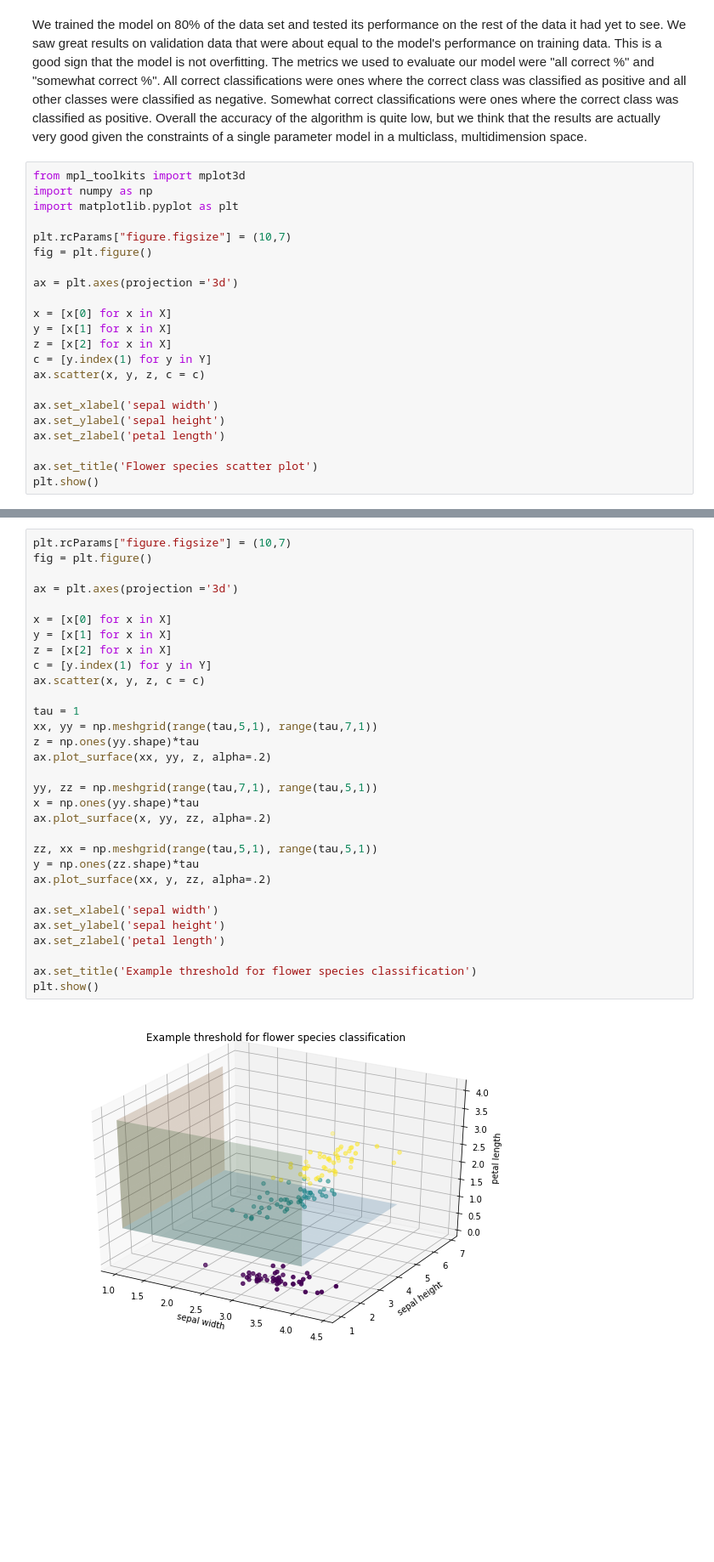
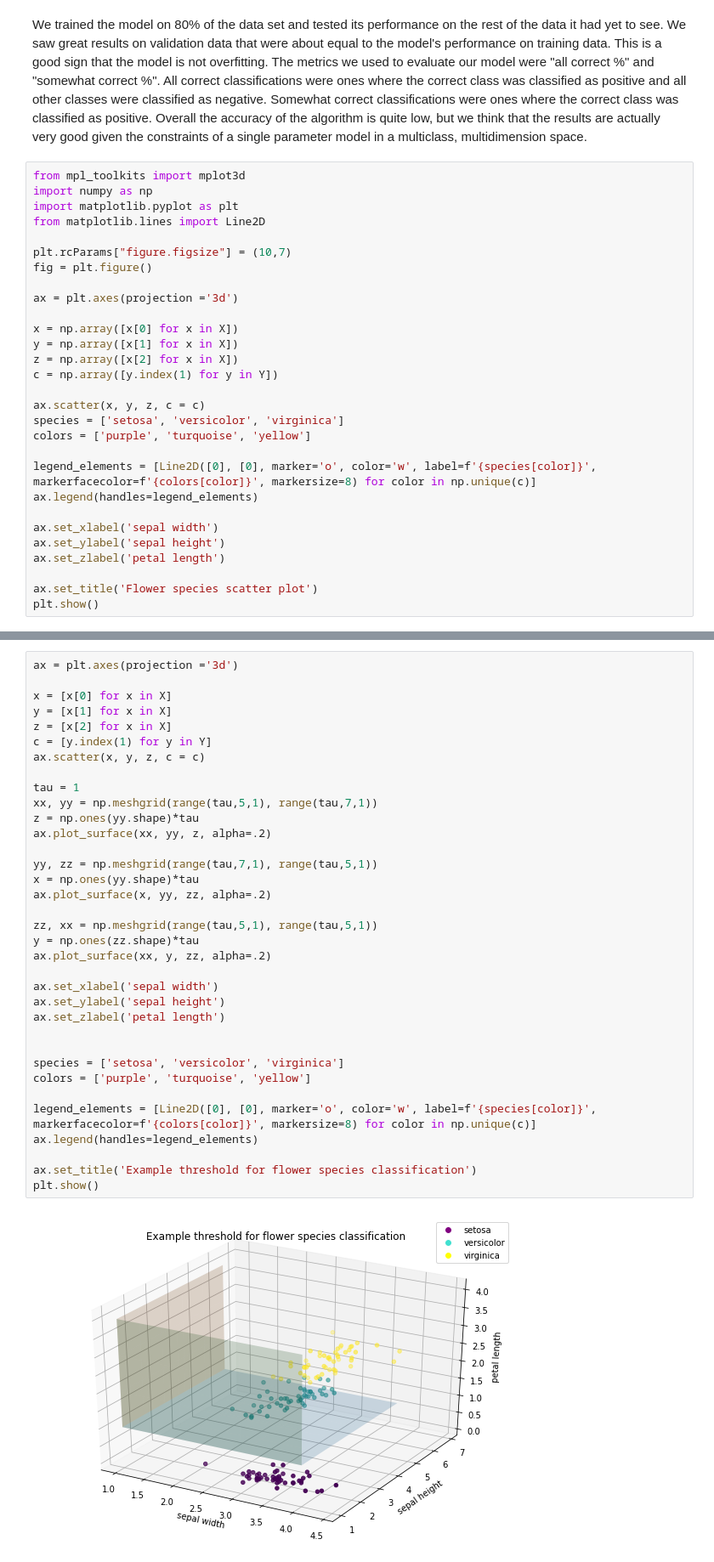
Before and after one commit to natekimball/algo-econ-final-project, a Jupyter notebook: thresholds.ipynb, the cells around one changed output, grey strips where cells are left out. Shown at 85% size. Saved outputs shown, nothing was run; the diff lists cells and outputs as text; blank space fills up the shorter version.

```diff
--- a/thresholds.ipynb
+++ b/thresholds.ipynb
@@ -132,17 +123,24 @@ We trained the model on 80% of the data set and tested its performance on the re
 from mpl_toolkits import mplot3d
 import numpy as np
 import matplotlib.pyplot as plt
+from matplotlib.lines import Line2D
 
 plt.rcParams["figure.figsize"] = (10,7)
 fig = plt.figure()
 
 ax = plt.axes(projection ='3d')
 
-x = [x[0] for x in X]
-y = [x[1] for x in X]
-z = [x[2] for x in X]
-c = [y.index(1) for y in Y]
+x = np.array([x[0] for x in X])
+y = np.array([x[1] for x in X])
+z = np.array([x[2] for x in X])
+c = np.array([y.index(1) for y in Y])
+
 ax.scatter(x, y, z, c = c)
+species = ['setosa', 'versicolor', 'virginica']
+colors = ['purple', 'turquoise', 'yellow']
+
+legend_elements = [Line2D([0], [0], marker='o', color='w', label=f'{species[color]}', markerfacecolor=f'{colors[color]}', markersize=8) for color in np.unique(c)]
+ax.legend(handles=legend_elements)
 
 ax.set_xlabel('sepal width')
 ax.set_ylabel('sepal height')
@@ -155,33 +153,37 @@ plt.show()
 # %%
-plt.rcParams["figure.figsize"] = (10,7)
-fig = plt.figure()
-
 ax = plt.axes(projection ='3d')
 
 x = [x[0] for x in X]
 y = [x[1] for x in X]
 z = [x[2] for x in X]
 c = [y.index(1) for y in Y]
 ax.scatter(x, y, z, c = c)
 
 tau = 1
 xx, yy = np.meshgrid(range(tau,5,1), range(tau,7,1))
 z = np.ones(yy.shape)*tau
 ax.plot_surface(xx, yy, z, alpha=.2)
 
 yy, zz = np.meshgrid(range(tau,7,1), range(tau,5,1))
 x = np.ones(yy.shape)*tau
 ax.plot_surface(x, yy, zz, alpha=.2)
 
 zz, xx = np.meshgrid(range(tau,5,1), range(tau,5,1))
 y = np.ones(zz.shape)*tau
 ax.plot_surface(xx, y, zz, alpha=.2)
 
 ax.set_xlabel('sepal width')
 ax.set_ylabel('sepal height')
 ax.set_zlabel('petal length')
 
+
+species = ['setosa', 'versicolor', 'virginica']
+colors = ['purple', 'turquoise', 'yellow']
+
+legend_elements = [Line2D([0], [0], marker='o', color='w', label=f'{species[color]}', markerfacecolor=f'{colors[color]}', markersize=8) for color in np.unique(c)]
+ax.legend(handles=legend_elements)
+
 ax.set_title('Example threshold for flower species classification')
 plt.show()
 # %% [output]
-[figure, old version]
+[figure, new version]
```
Also changed, not shown: parts of 4 cells of this notebook.
